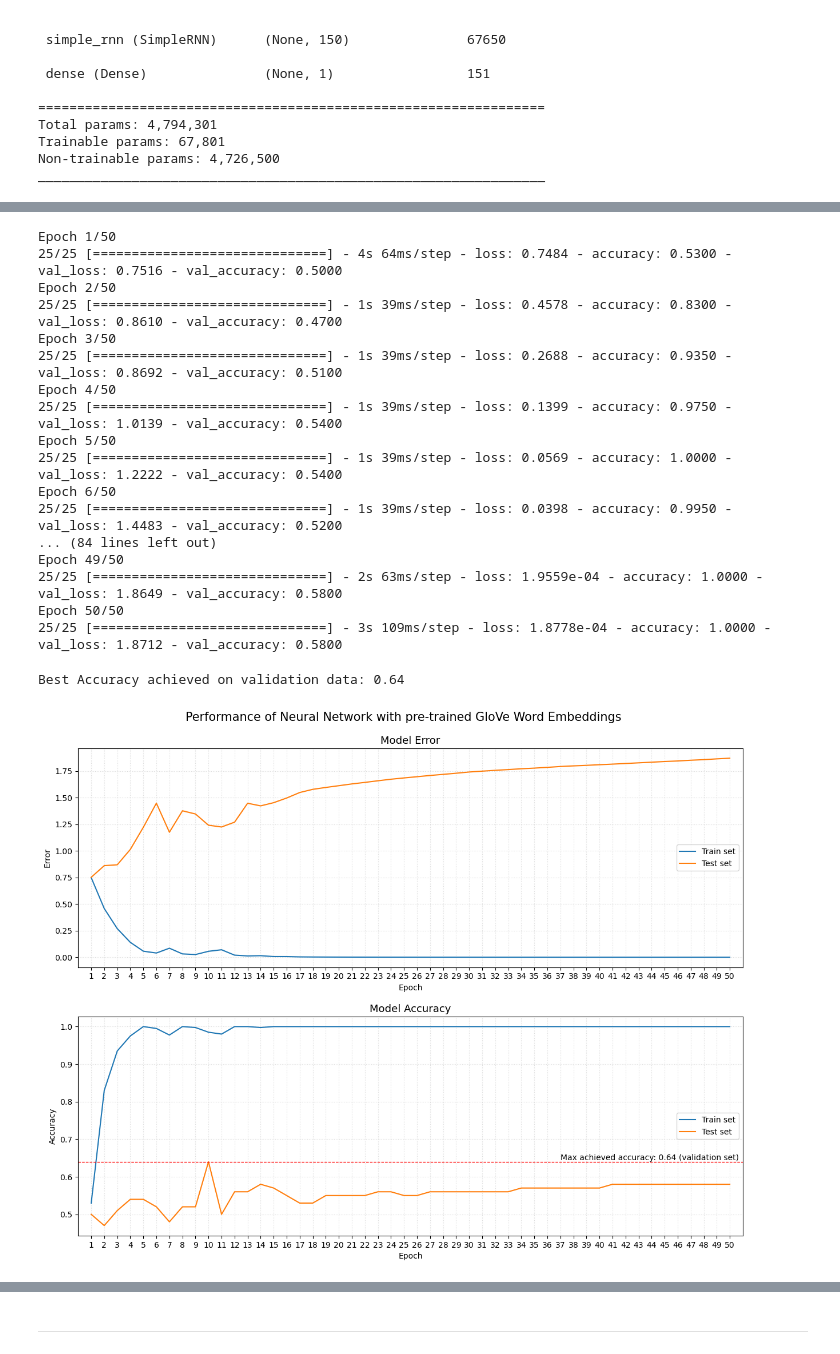
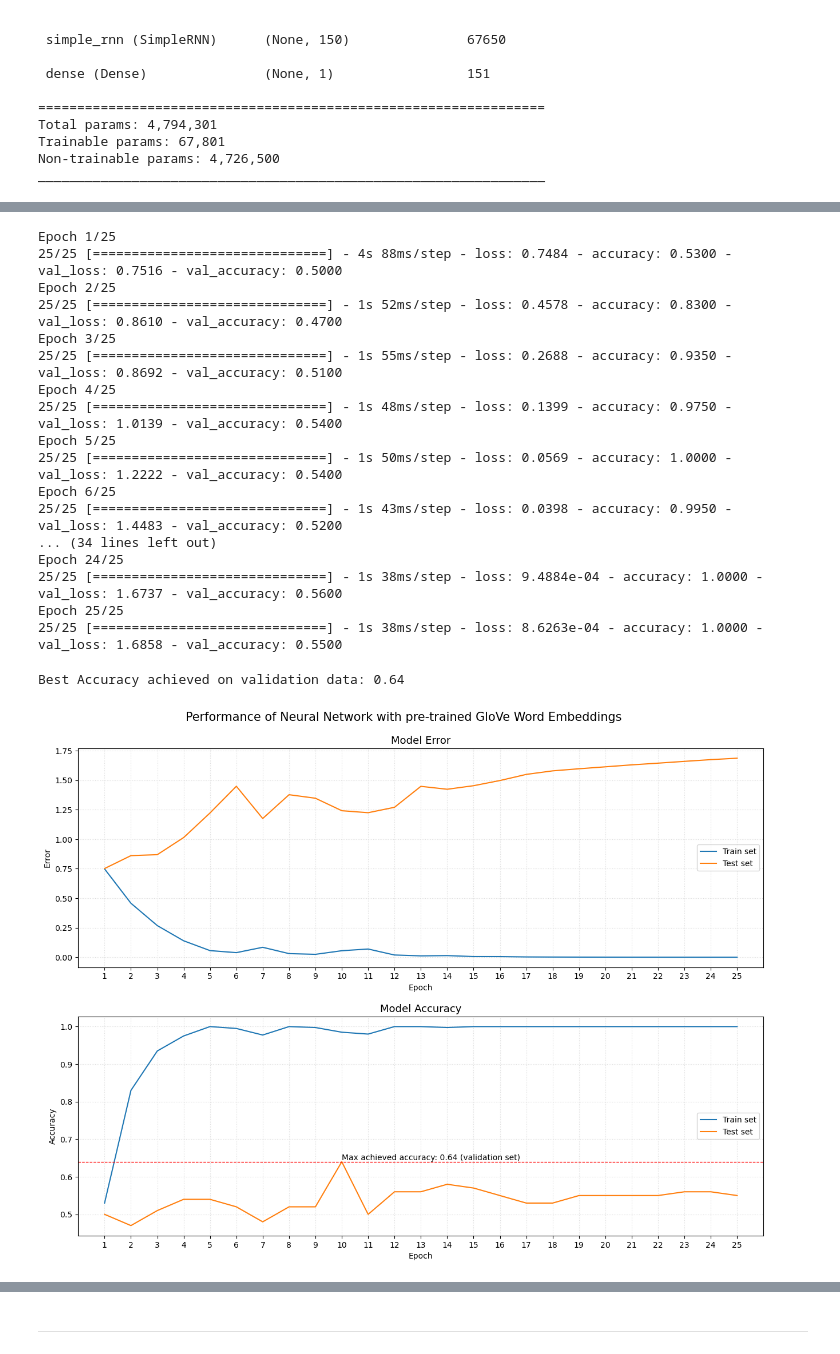
Before and after one commit to SebastianoDenegri/Targeted_Suicide_Intervention, a Jupyter notebook: Reddit_Users_Classification_part_3.ipynb, the cells around one changed output, grey strips where cells are left out. Cells and saved outputs as stored; diff of their text form; code cells hidden in the pictures.

```diff
--- a/Reddit_Users_Classification_part_3.ipynb
+++ b/Reddit_Users_Classification_part_3.ipynb
@@ -121,24 +123,24 @@ To be consistent and compare model's performance based on 1 variable only, I'll
 - data shuffle: yes
 # %%
-hist=rnn_glove.fit(x_train_pad, y_train, batch_size=16, epochs=50, shuffle=True, validation_data=(x_test_pad, y_test))
+hist=rnn_glove.fit(x_train_pad, y_train, batch_size=16, epochs=25, shuffle=True, validation_data=(x_test_pad, y_test))
 # %% [output]
-Epoch 1/50
-25/25 [==============================] - 4s 64ms/step - loss: 0.7484 - accuracy: 0.5300 - val_loss: 0.7516 - val_accuracy: 0.5000
-Epoch 2/50
-25/25 [==============================] - 1s 39ms/step - loss: 0.4578 - accuracy: 0.8300 - val_loss: 0.8610 - val_accuracy: 0.4700
-Epoch 3/50
-25/25 [==============================] - 1s 39ms/step - loss: 0.2688 - accuracy: 0.9350 - val_loss: 0.8692 - val_accuracy: 0.5100
-Epoch 4/50
-25/25 [==============================] - 1s 39ms/step - loss: 0.1399 - accuracy: 0.9750 - val_loss: 1.0139 - val_accuracy: 0.5400
-Epoch 5/50
-25/25 [==============================] - 1s 39ms/step - loss: 0.0569 - accuracy: 1.0000 - val_loss: 1.2222 - val_accuracy: 0.5400
-Epoch 6/50
-25/25 [==============================] - 1s 39ms/step - loss: 0.0398 - accuracy: 0.9950 - val_loss: 1.4483 - val_accuracy: 0.5200
-... (84 lines left out)
-Epoch 49/50
-25/25 [==============================] - 2s 63ms/step - loss: 1.9559e-04 - accuracy: 1.0000 - val_loss: 1.8649 - val_accuracy: 0.5800
-Epoch 50/50
-25/25 [==============================] - 3s 109ms/step - loss: 1.8778e-04 - accuracy: 1.0000 - val_loss: 1.8712 - val_accuracy: 0.5800
+Epoch 1/25
+25/25 [==============================] - 4s 88ms/step - loss: 0.7484 - accuracy: 0.5300 - val_loss: 0.7516 - val_accuracy: 0.5000
+Epoch 2/25
+25/25 [==============================] - 1s 52ms/step - loss: 0.4578 - accuracy: 0.8300 - val_loss: 0.8610 - val_accuracy: 0.4700
+Epoch 3/25
+25/25 [==============================] - 1s 55ms/step - loss: 0.2688 - accuracy: 0.9350 - val_loss: 0.8692 - val_accuracy: 0.5100
+Epoch 4/25
+25/25 [==============================] - 1s 48ms/step - loss: 0.1399 - accuracy: 0.9750 - val_loss: 1.0139 - val_accuracy: 0.5400
+Epoch 5/25
+25/25 [==============================] - 1s 50ms/step - loss: 0.0569 - accuracy: 1.0000 - val_loss: 1.2222 - val_accuracy: 0.5400
+Epoch 6/25
+25/25 [==============================] - 1s 43ms/step - loss: 0.0398 - accuracy: 0.9950 - val_loss: 1.4483 - val_accuracy: 0.5200
+... (34 lines left out)
+Epoch 24/25
+25/25 [==============================] - 1s 38ms/step - loss: 9.4884e-04 - accuracy: 1.0000 - val_loss: 1.6737 - val_accuracy: 0.5600
+Epoch 25/25
+25/25 [==============================] - 1s 38ms/step - loss: 8.6263e-04 - accuracy: 1.0000 - val_loss: 1.6858 - val_accuracy: 0.5500
 # %%
 print("Best Accuracy achieved on validation data:", round(max(hist.history['val_accuracy']),2))
 # %% [output]
@@ -146,36 +148,36 @@ Best Accuracy achieved on validation data: 0.64
 # %%
 fig = plt.figure(figsize=(13,10))
 loss = fig.add_subplot(2,1,1)
 accuracy = fig.add_subplot(2,1,2)
 
 accuracy.plot(hist.history['accuracy'])
 accuracy.plot(hist.history['val_accuracy'])
 accuracy.set_title('Model Accuracy', fontsize=13)
 accuracy.set_ylabel('Accuracy')
 accuracy.set_xlabel('Epoch')
-accuracy.set_xticks(range(0,50))
-accuracy.set_xticklabels(range(1,51))
-accuracy.set_xlim(-1,50)
+accuracy.set_xticks(range(0,25))
+accuracy.set_xticklabels(range(1,26))
+accuracy.set_xlim(-1,25)
 accuracy.legend(['Train set', 'Test set'], loc='center right')
 accuracy.grid(True, axis='both', color='gainsboro', ls= ':', linewidth=0.8)
 accuracy.axhline(y=0.64, color='r', lw=0.9, ls='--')
-accuracy.annotate('Max achieved accuracy: 0.64 (validation set)', xy=(36,0.645))
+accuracy.annotate('Max achieved accuracy: 0.64 (validation set)', xy=(9,0.645))
 
 loss.plot(hist.history['loss'])
 loss.plot(hist.history['val_loss'])
 loss.set_title('Model Error', fontsize=13)
 loss.set_ylabel('Error')
 loss.set_xlabel('Epoch')
-loss.set_xticks(range(0,50))
-loss.set_xticklabels(range(1,51))
-loss.set_xlim(-1,50)
+loss.set_xticks(range(0,25))
+loss.set_xticklabels(range(1,26))
+loss.set_xlim(-1,25)
 loss.legend(['Train set', 'Test set'], loc='center right')
 loss.grid(True, axis='both', color='gainsboro', ls= ':', linewidth=0.8)
 
 plt.suptitle('Performance of Neural Network with pre-trained GloVe Word Embeddings', fontsize=15)
 plt.tight_layout(pad=1.5)
 plt.show()
 # %% [output]
-[figure, old version]
+[figure, new version]
 # %% [markdown]
 Since pre-trained words embeddings are learned on very large datasets (in the case of Glove, we have imported 400,000 word vectors), this sometimes can help have a better representation of the words, which is not so heavily affected by the dataset at hand.
```
Also changed, not shown: parts of 6 cells of this notebook, 3 other files.
